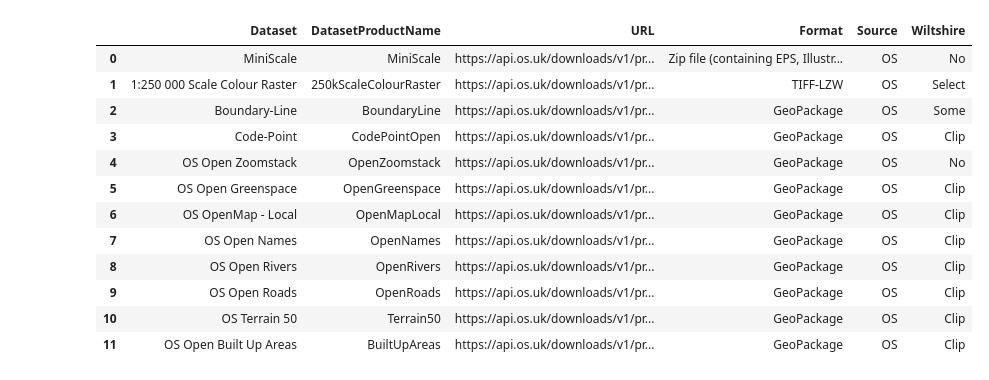
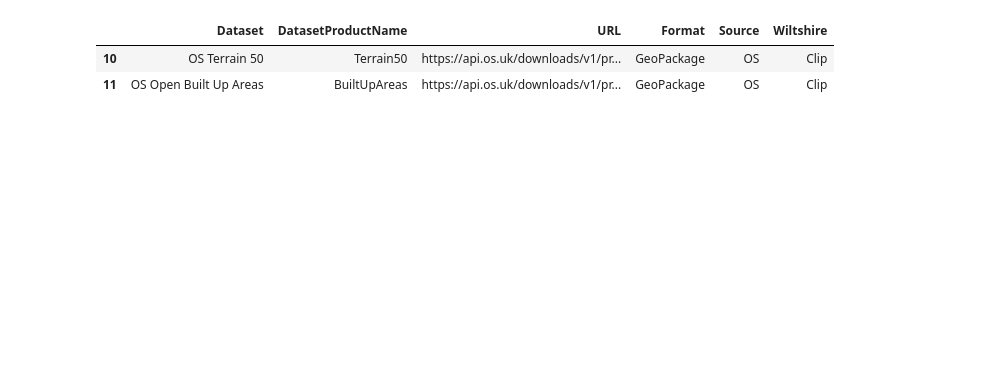
Before and after one commit to lara-spearman/data-downloads, a Jupyter notebook: OS-download-LS.ipynb, the cells around one changed output. Saved outputs shown, nothing was run; the diff lists cells and outputs as text; code cells hidden in the pictures; blank space fills up the shorter version.

```diff
--- a/OS-download-LS.ipynb
+++ b/OS-download-LS.ipynb
@@ -33,30 +33,20 @@ if location == "home":
 if location == "work":
     folder_location = "O:/Data_team/GIS_data_downloads/"
 
-download_location = folder_location + "testData/"
-temp_download_location = folder_location + "testDataTemp/"
-lookup_location = folder_location + "Lookups/"
+download_location = "G:/GIS_Data/External/Open_Source/"
+temp_download_location = f"{folder_location}testDataTemp/"
+lookup_location = f"{folder_location}Lookups/"
 item_url_file = "OS-API_URL.csv"
-boundary_file = folder_location + "CountyBoundary.shp"
+boundary_file = f"{folder_location}CountyBoundary.shp"
 # %%
 # Read in Wiltshire boundary file
 boundary_gdf = gpd.read_file(boundary_file)
 # %%
 # Read the csv file
 item_url_df = pd.read_csv(lookup_location + item_url_file)
-item_url_df.tail(12)
+item_url_df.tail(2)
 # %% [output]
 |  | Dataset | DatasetProductName | URL | Format | Source | Wiltshire |
-| 0 | MiniScale | MiniScale | https://api.os.uk/downloads/v1/pr... | Zip file (containing EPS, Illustr... | OS | No |
-| 1 | 1:250 000 Scale Colour Raster | 250kScaleColourRaster | https://api.os.uk/downloads/v1/pr... | TIFF-LZW | OS | Select |
-| 2 | Boundary-Line | BoundaryLine | https://api.os.uk/downloads/v1/pr... | GeoPackage | OS | Some |
-| 3 | Code-Point | CodePointOpen | https://api.os.uk/downloads/v1/pr... | GeoPackage | OS | Clip |
-| 4 | OS Open Zoomstack | OpenZoomstack | https://api.os.uk/downloads/v1/pr... | GeoPackage | OS | No |
-| 5 | OS Open Greenspace | OpenGreenspace | https://api.os.uk/downloads/v1/pr... | GeoPackage | OS | Clip |
-| 6 | OS OpenMap - Local | OpenMapLocal | https://api.os.uk/downloads/v1/pr... | GeoPackage | OS | Clip |
-| 7 | OS Open Names | OpenNames | https://api.os.uk/downloads/v1/pr... | GeoPackage | OS | Clip |
-| 8 | OS Open Rivers | OpenRivers | https://api.os.uk/downloads/v1/pr... | GeoPackage | OS | Clip |
-| 9 | OS Open Roads | OpenRoads | https://api.os.uk/downloads/v1/pr... | GeoPackage | OS | Clip |
 | 10 | OS Terrain 50 | Terrain50 | https://api.os.uk/downloads/v1/pr... | GeoPackage | OS | Clip |
 | 11 | OS Open Built Up Areas | BuiltUpAreas | https://api.os.uk/downloads/v1/pr... | GeoPackage | OS | Clip |
 # %%
```
Also changed, not shown: parts of 3 cells of this notebook, 2 other files.
